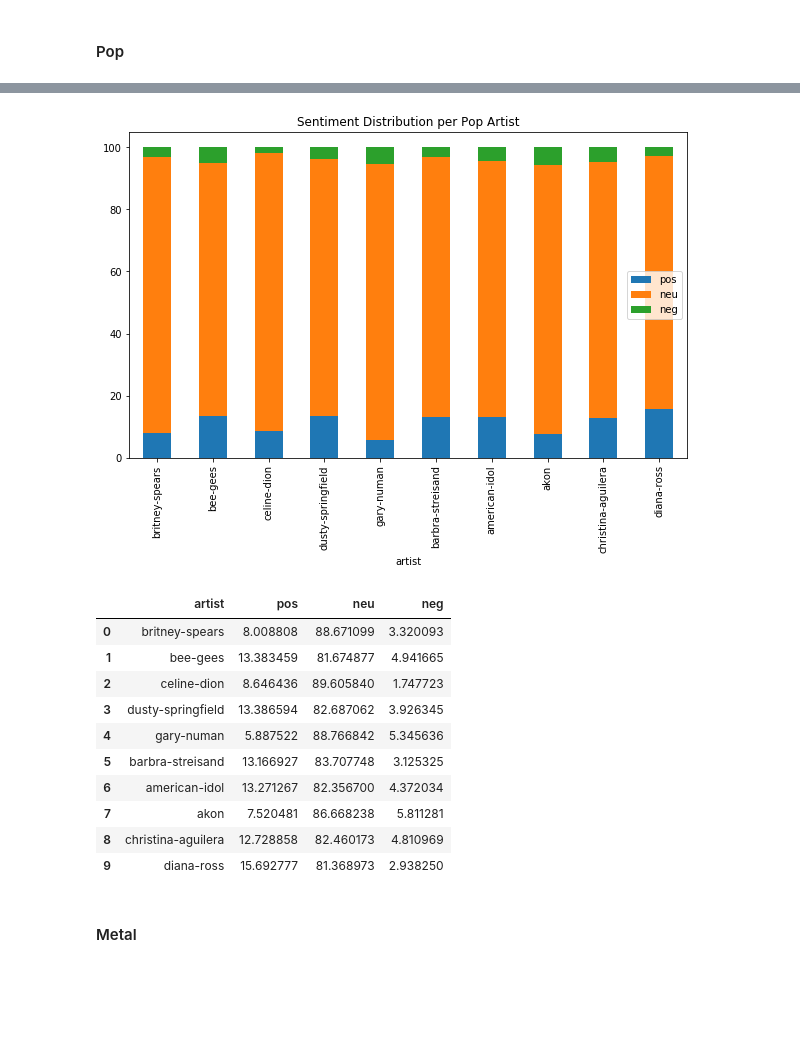
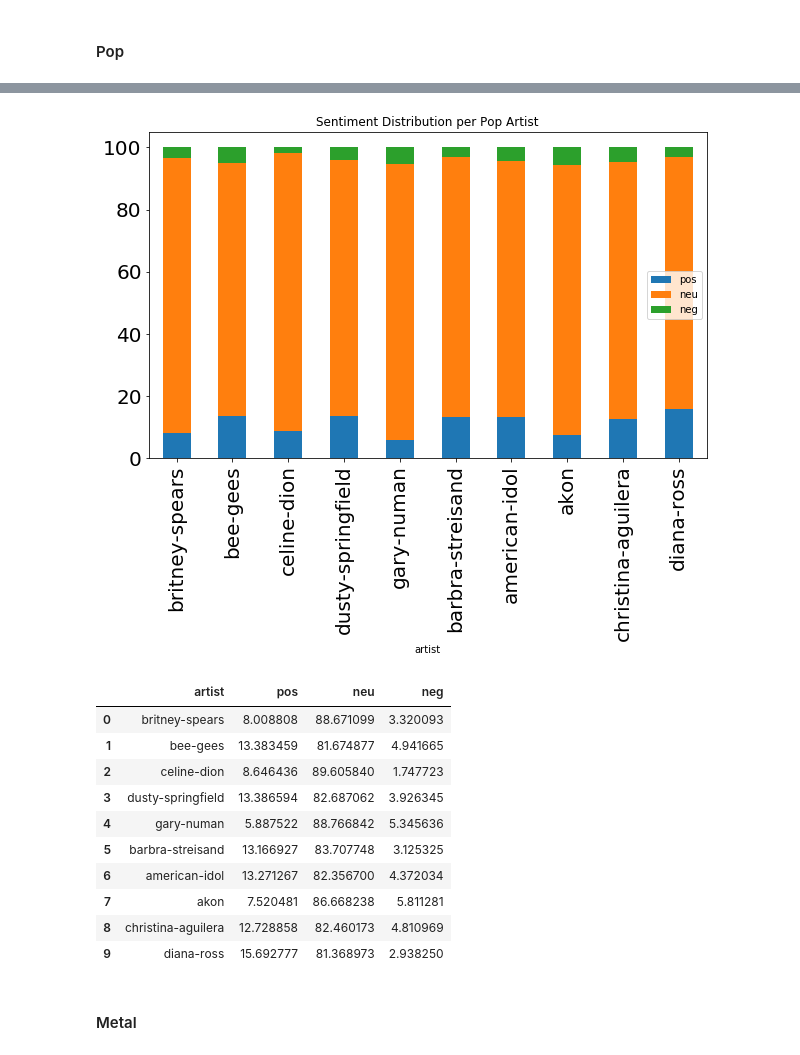
Before and after one commit to brianhuynen/nlp-project-2019, a Jupyter notebook: NLP Project/NLP Project - Sentiment Analysis on Song Lyrics.ipynb, the cells around one changed output, grey strips where cells are left out. Saved outputs shown, nothing was run; the diff lists cells and outputs as text; code cells hidden in the pictures; blank space fills up the shorter version.

```diff
--- a/NLP Project/NLP Project - Sentiment Analysis on Song Lyrics.ipynb
+++ b/NLP Project/NLP Project - Sentiment Analysis on Song Lyrics.ipynb
@@ -297,11 +296,11 @@ for artist in pop_final['artist'].unique():
 # %%
-emo.plot.bar(figsize=(10,6), x='artist', stacked=True)
+emo.plot.bar(figsize=(10,6), x='artist', stacked=True, fontsize=20)
 plt.title('Sentiment Distribution per Pop Artist')
 plt.show()
 
 emo
 # %% [output]
-[figure, old version]
+[figure, new version]
 |  | artist | pos | neu | neg |
 | 0 | britney-spears | 8.008808 | 88.671099 | 3.320093 |
 | 1 | bee-gees | 13.383459 | 81.674877 | 4.941665 |
```
Also changed, not shown: parts of 3 cells of this notebook.
